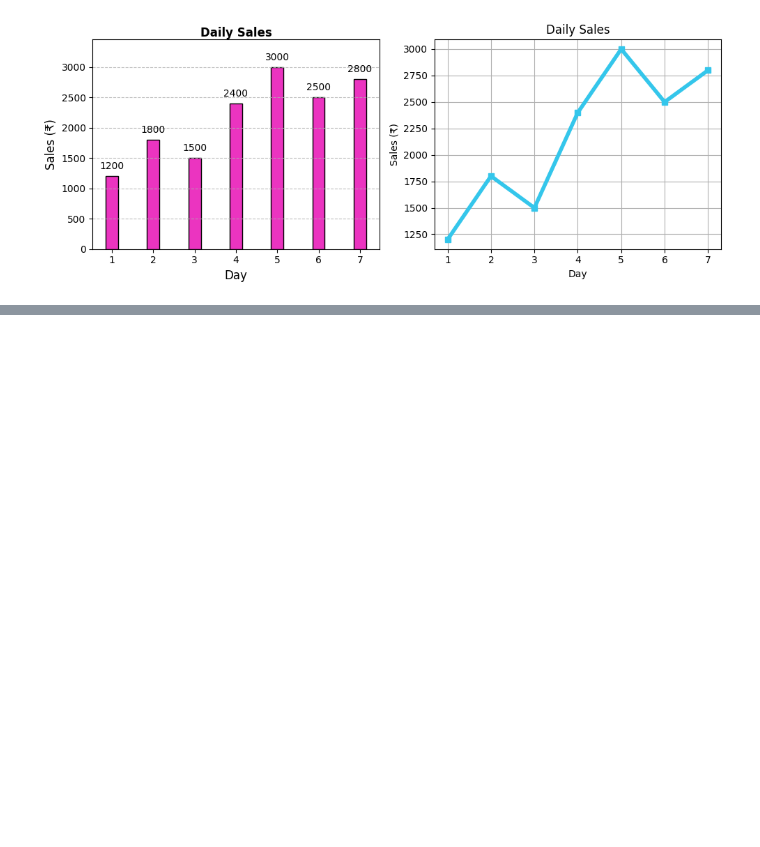
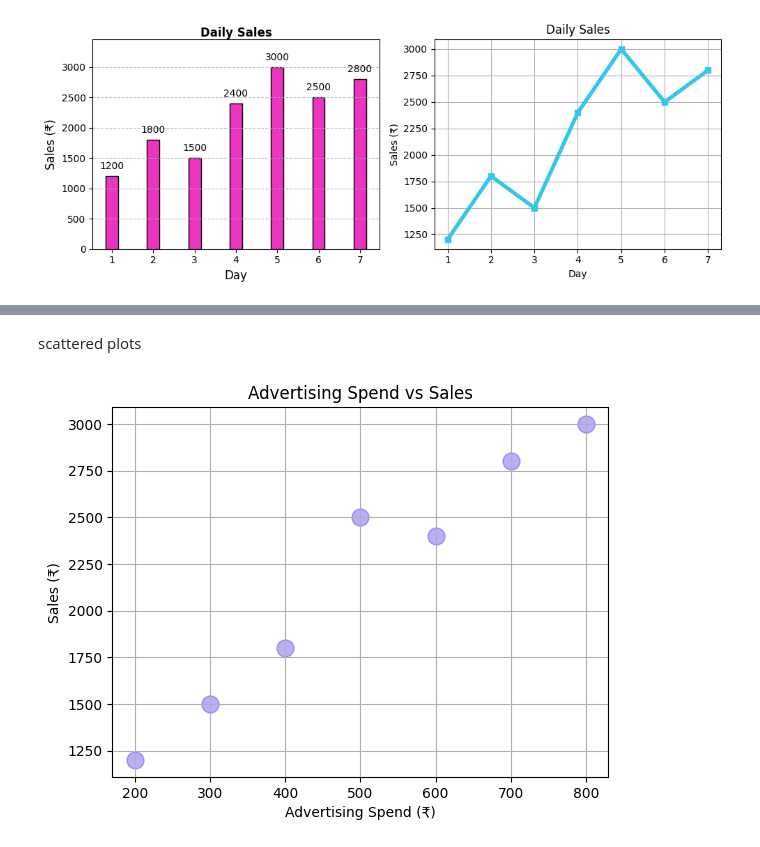
Before and after one commit to hariom2921-lang/practice, a Jupyter notebook: matplotlib.ipynb, the cells around one changed output, grey strips where cells are left out. Saved outputs shown, nothing was run; the diff lists cells and outputs as text; code cells hidden in the pictures; blank space fills up the shorter version.

```diff
--- a/matplotlib.ipynb
+++ b/matplotlib.ipynb
@@ -61,0 +101,16 @@ plt.show()
+# %% [markdown]
+scattered plots
+# %%
+import matplotlib.pyplot as plt
+
+ad_spend = [200, 400, 300, 600, 800, 500, 700]
+sales = [1200, 1800, 1500, 2400, 3000, 2500, 2800]
+
+plt.scatter(ad_spend, sales, color="#5534eb", s=150, alpha=0.4)
+plt.title("Advertising Spend vs Sales")
+plt.xlabel("Advertising Spend (₹)")
+plt.ylabel("Sales (₹)")
+plt.grid(True)
+plt.show()
+# %% [output]
+[figure, added]
```
Also changed, not shown: parts of 5 cells of this notebook.
